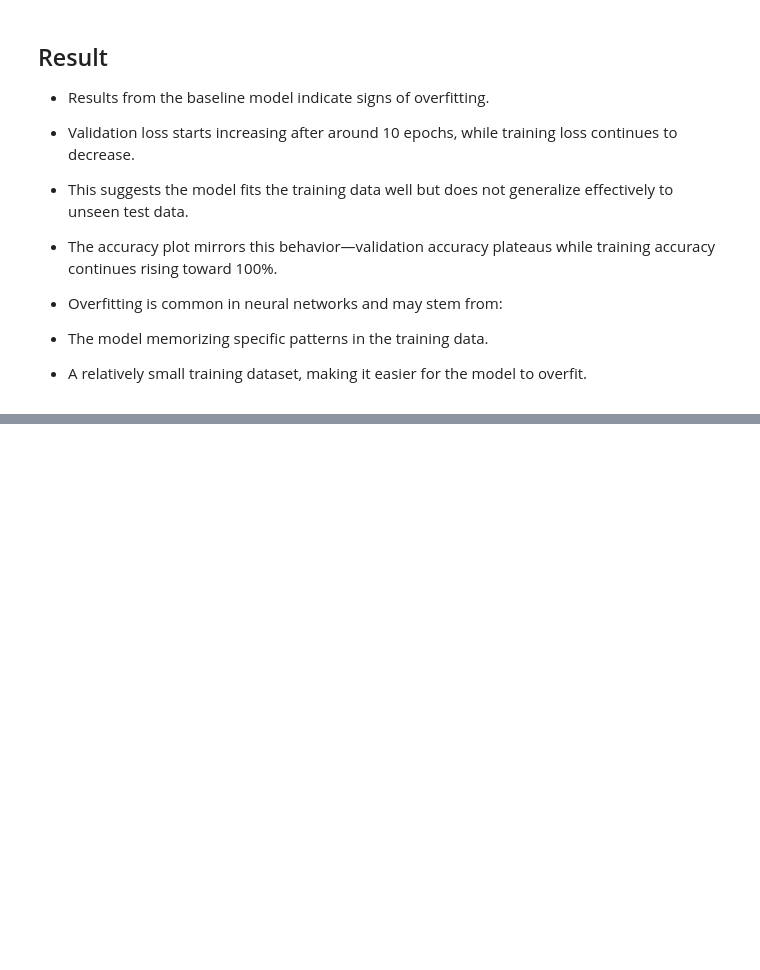
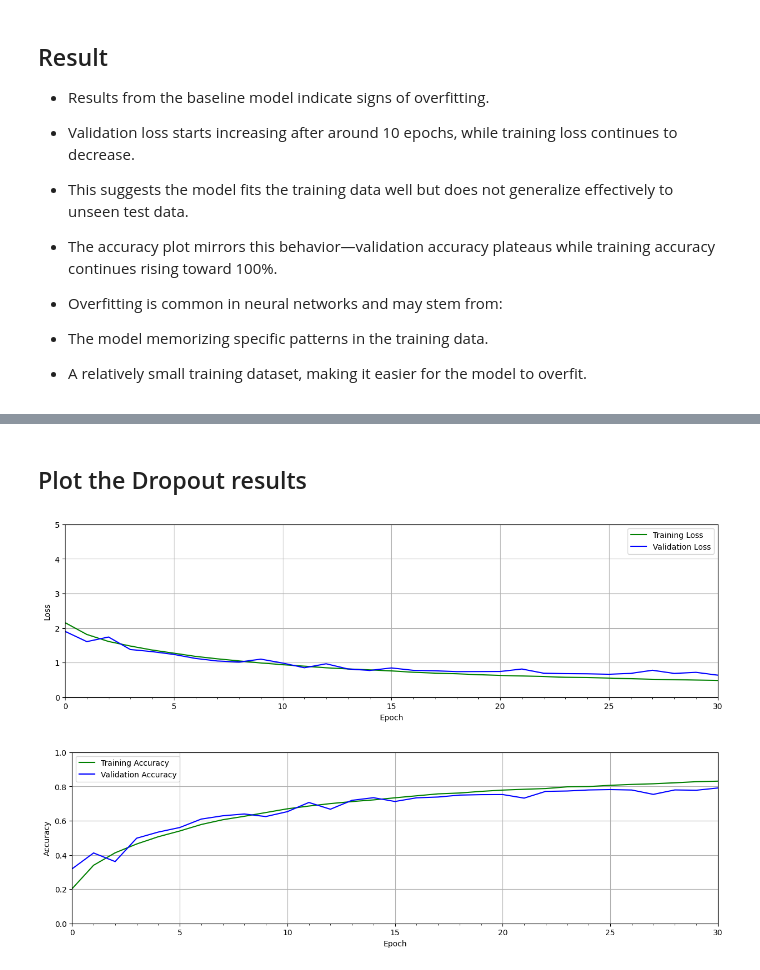
Before and after one commit to hosseinimasuod/Classification-using-CNN, a Jupyter notebook: Classification_using_CNN.ipynb, the cells around one changed output, grey strips where cells are left out. Drawn from its saved outputs; the diff is of its cells as text; code cells hidden in the pictures; blank space fills up the shorter version.

```diff
--- a/Classification_using_CNN.ipynb
+++ b/Classification_using_CNN.ipynb
@@ -275,0 +326,4 @@ Adding Dropout to avoid overfitting
+# %%
+# Create the model.
+model_dropout = cnn_model_dropout()
+model_dropout.summary()
@@ -275,0 +354,14 @@ Adding Dropout to avoid overfitting
+# %%
+model_dropout.compile(
+    optimizer="rmsprop",
+    loss="categorical_crossentropy",
+    metrics=["accuracy"],
+)
+# %%
+history = model_dropout.fit(X_train,
+                            y_train,
+                            batch_size=TrainingConfig.BATCH_SIZE,
+                            epochs=TrainingConfig.EPOCHS,
+                            verbose=1,
+                            validation_split=.3,
+                           )
@@ -275,0 +386,27 @@ Adding Dropout to avoid overfitting
+# %% [markdown]
+## Plot the Dropout results
+# %%
+# Retrieve training results.
+train_loss = history.history["loss"]
+train_acc  = history.history["accuracy"]
+valid_loss = history.history["val_loss"]
+valid_acc  = history.history["val_accuracy"]
+
+plot_results(
+    [train_loss, valid_loss],
+    ylabel="Loss",
+    ylim=[0.0, 5.0],
+    metric_name=["Training Loss", "Validation Loss"],
+    color=["g", "b"],
+)
+
+plot_results(
+    [train_acc, valid_acc],
+    ylabel="Accuracy",
+    ylim=[0.0, 1.0],
+    metric_name=["Training Accuracy", "Validation Accuracy"],
+    color=["g", "b"],
+)
+# %% [output]
+[figure, added]
+[figure, added]
```
Also changed, not shown: parts of 17 cells of this notebook.
